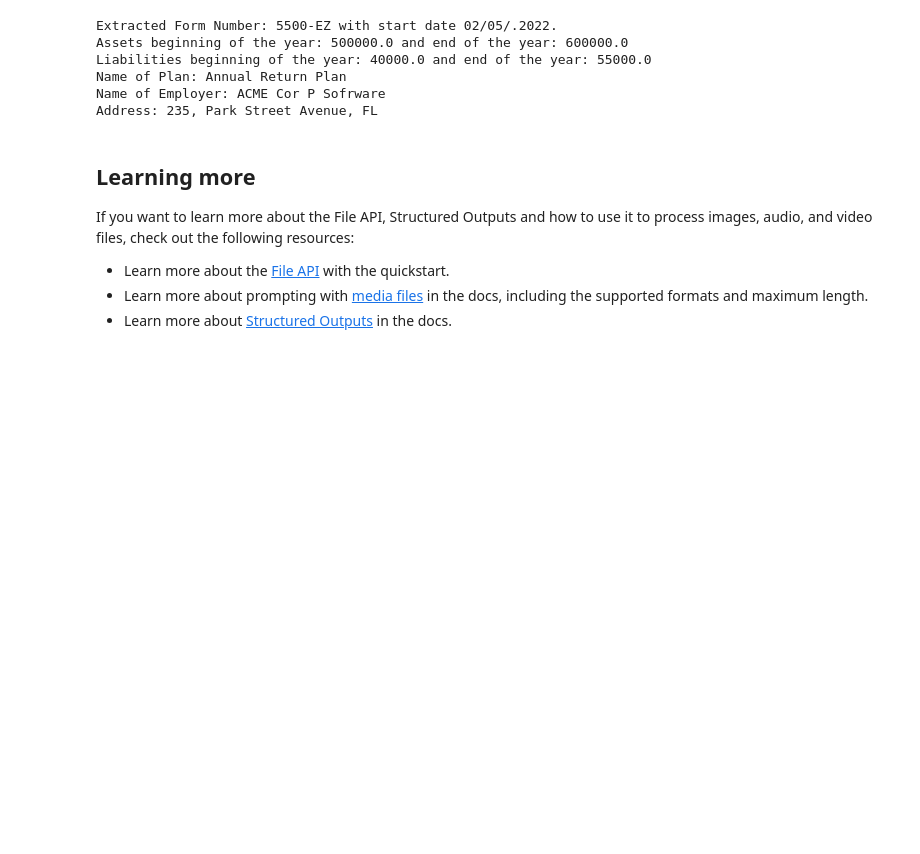
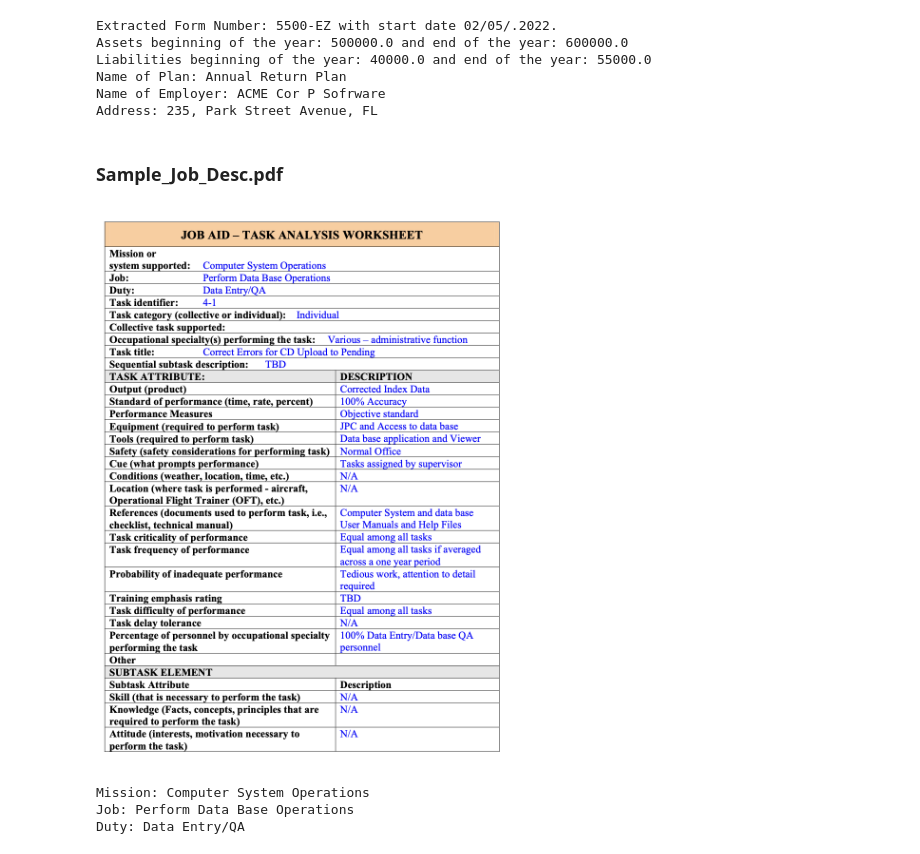
Before and after one commit to wataroo0404/projects, a Jupyter notebook: Gemini_LLM_Example/Pdf_structured_outputs_on_invoices_and_forms.ipynb, the cells around one changed output. Saved outputs shown, nothing was run; the diff lists cells and outputs as text; code cells hidden in the pictures; blank space fills up the shorter version.

```diff
--- a/Gemini_LLM_Example/Pdf_structured_outputs_on_invoices_and_forms.ipynb
+++ b/Gemini_LLM_Example/Pdf_structured_outputs_on_invoices_and_forms.ipynb
@@ -265,11 +265,32 @@ Liabilities beginning of the year: 40000.0 and end of the year: 55000.0
 Name of Plan: Annual Return Plan
 Name of Employer: ACME Cor P Sofrware
 Address: 235, Park Street Avenue, FL
-# %% [markdown]
-## Learning more
-
-If you want to learn more about the File API, Structured Outputs and how to use it to process images, audio, and video files, check out the following resources:
-
-* Learn more about the [File API](../quickstarts/File_API.ipynb) with the quickstart.
-* Learn more about prompting with [media files](https://ai.google.dev/gemini-api/docs/file-prompting-strategies) in the docs, including the supported formats and maximum length.
-* Learn more about [Structured Outputs](https://ai.google.dev/gemini-api/docs/structured-output?lang=python) in the docs.
+# %% [markdown]
+### Sample_Job_Desc.pdf
+# %%
+from IPython.display import Image, display
+
+# Assuming Sample_Job_Desc.png is in the /content/ directory
+image_path = '/content/Sample_Job_Desc.png'
+try:
+    display(Image(filename=image_path))
+except FileNotFoundError:
+    print(f"Error: Image not found at {image_path}")
+# %% [output]
+[figure, added]
+# %%
+class Job_Desc(BaseModel):
+    """Extract the form number, fiscal start date, fiscal end date, and the plan liabilities beginning of the year and end of the year."""
+    Mission: str = Field(description="Mission")
+    Job: str = Field(description="Job")
+    Duty: str = Field(description="Duty")
+
+result = extract_structured_data("Sample_Job_Desc.pdf", Job_Desc)
+
+print(f'Mission: {result.Mission}')
+print(f'Job: {result.Job}')
+print(f'Duty: {result.Duty}')
+# %% [output]
+Mission: Computer System Operations
+Job: Perform Data Base Operations
+Duty: Data Entry/QA
```
